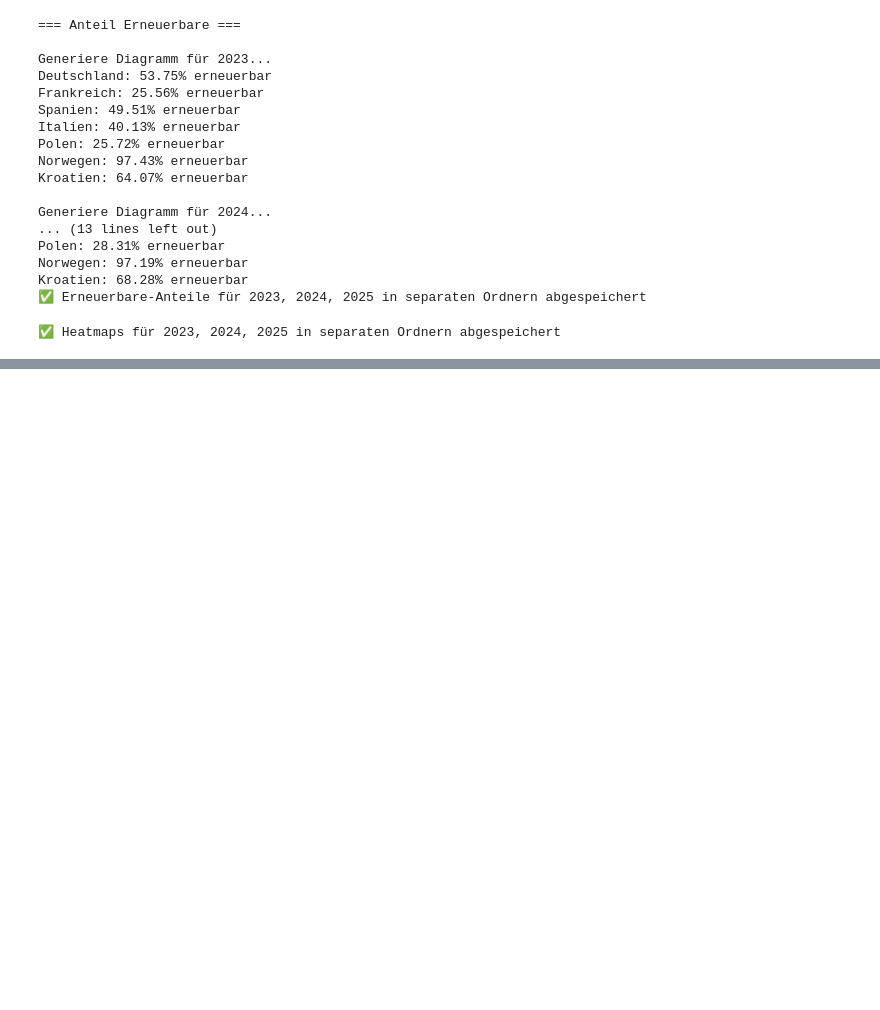
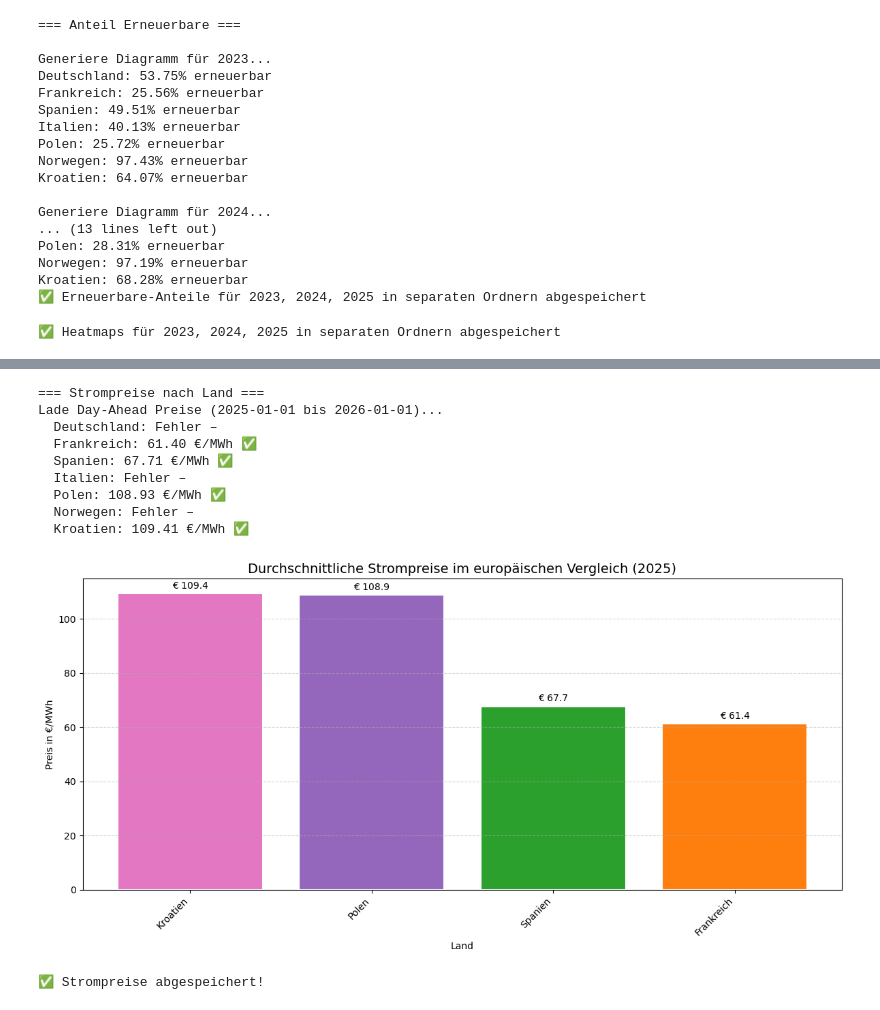
Before and after one commit to LukasK110898/Europavergleich-IT-Projekt-2026-HSWT, a Jupyter notebook: analyse.ipynb, the cells around one changed output, grey strips where cells are left out. Saved outputs shown, nothing was run; the diff lists cells and outputs as text; code cells hidden in the pictures; blank space fills up the shorter version.

Commit message:
Durchschnittliche Strompreise im europäischen Vergleich

```diff
--- a/analyse.ipynb
+++ b/analyse.ipynb
@@ -909,0 +938,66 @@ plt.show()
+# %%
+# Strompreise pro Land im Balkendiagramm
+print("=== Strompreise nach Land ===")
+
+# Zeitraum definieren (letzter Monat oder Jahr)
+start = pd.Timestamp("2025-01-01", tz="UTC")
+end = pd.Timestamp("2026-01-01", tz="UTC")
+
+preise_laender = {}
+
+print(f"Lade Day-Ahead Preise ({start.date()} bis {end.date()})...")
+
+for land, kuerzel in laender.items():
+    try:
+        # Hole Day-Ahead Preise (€/MWh)
+        preise = client.query_day_ahead_prices(kuerzel, start=start, end=end)
+
+        # Berechne Durchschnittspreis
+        durchschnitt = preise.mean()
+
+        # Falls Multi-Index (manche Länder haben mehrere Spalten), nimm den Durchschnitt
+        if isinstance(durchschnitt, pd.Series):
+            durchschnitt = durchschnitt.mean()
+
+        preise_laender[land] = durchschnitt
+        print(f"  {land}: {durchschnitt:.2f} €/MWh ✅")
+
+    except Exception as e:
+        print(f"  {land}: Fehler – {e}")
+
+# Erstelle DataFrame aus den Ergebnissen
+preise_df = pd.Series(preise_laender).sort_values(ascending=False)
+
+# Balkendiagramm
+fig, ax = plt.subplots(figsize=(12, 6))
+farben = [landfarbe(land) for land in preise_df.index]
+balken = ax.bar(range(len(preise_df)), preise_df.values, color=farben, edgecolor="white", linewidth=1.5)
+
+# Wert direkt auf den Balken
+ax.bar_label(balken, fmt="€ %.1f", padding=3, fontsize=10)
+
+# Beschriftungen
+ax.set_title("Durchschnittliche Strompreise im europäischen Vergleich (2025)", fontsize=14)
+ax.set_ylabel("Preis in €/MWh")
+ax.set_xlabel("Land")
+ax.set_xticks(range(len(preise_df)))
+ax.set_xticklabels(preise_df.index, rotation=45, ha="right")
+ax.grid(axis="y", linestyle="--", alpha=0.5)
+
+plt.tight_layout()
+plt.savefig(diagramm_pfad("Diagramme_2025", "strompreise_vergleich.png"), dpi=150, bbox_inches="tight")
+plt.show()
+
+print("\n✅ Strompreise abgespeichert!")
+# %% [output]
+=== Strompreise nach Land ===
+Lade Day-Ahead Preise (2025-01-01 bis 2026-01-01)...
+  Deutschland: Fehler –
+  Frankreich: 61.40 €/MWh ✅
+  Spanien: 67.71 €/MWh ✅
+  Italien: Fehler –
+  Polen: 108.93 €/MWh ✅
+  Norwegen: Fehler –
+  Kroatien: 109.41 €/MWh ✅
+[figure, added]
+✅ Strompreise abgespeichert!
```
Also changed, not shown: parts of 8 cells of this notebook, 8 other files.
